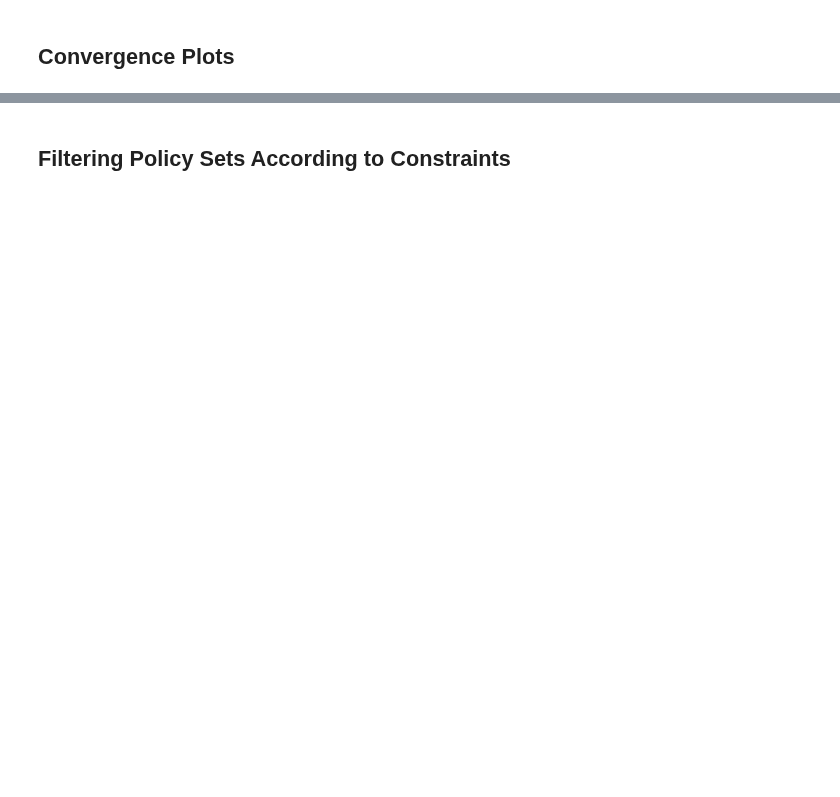
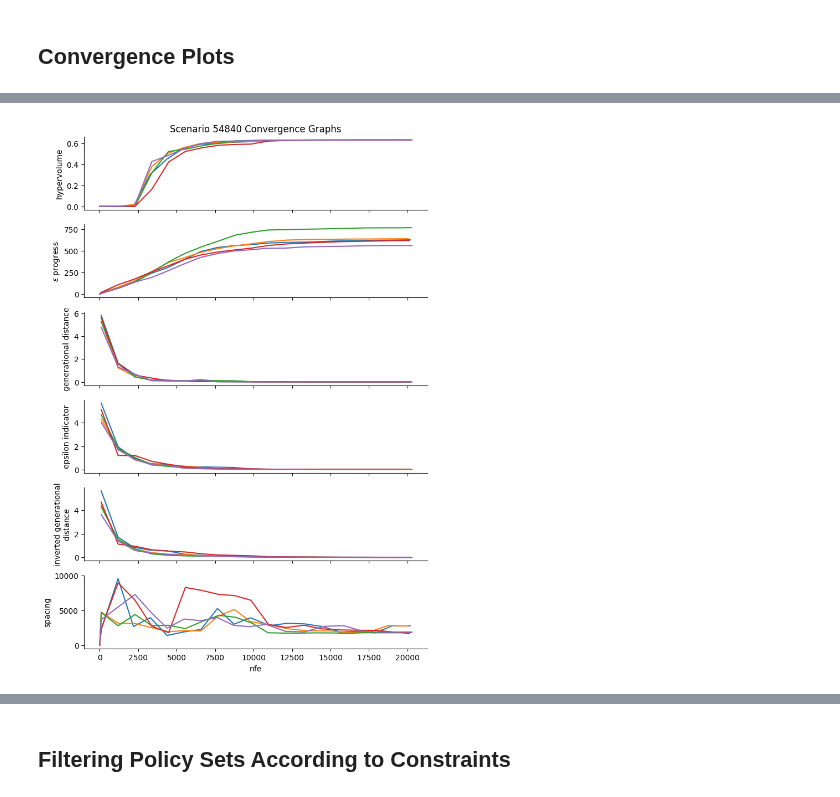
Before and after one commit to ghsher/epa1361_group15, a Jupyter notebook: final assignment/Directed Search.ipynb, the cells around one changed output, grey strips where cells are left out. Cells and saved outputs as stored; diff of their text form; code cells hidden in the pictures; blank space fills up the shorter version.

```diff
--- a/final assignment/Directed Search.ipynb
+++ b/final assignment/Directed Search.ipynb
@@ -49,4 +48,4 @@ scenarios_df.head()
 # %%
-scenarios = [row['Run ID'] for _, row in scenarios_df.iterrows()]
+scenarios = [int(idx) for idx, row in scenarios_df.iterrows()]
 scenarios
 # %% [output]
@@ -120,60 +100,62 @@ archives['81588'][0][100].head()
 # %%
-# for scenario in scenarios:
-#     pols = policy_sets[scenario]
-#     hv = HypervolumeMetric(pols, problem_a4)
-#     gd = GenerationalDistanceMetric(pols, problem_a4, d=1)
-#     ei = EpsilonIndicatorMetric(pols, problem_a4)
-#     ig = InvertedGenerationalDistanceMetric(pols, problem_a4, d=1)
-#     sm = SpacingMetric(problem_a4)
+for scenario in scenarios:
+    pols = policy_sets[scenario]
+    hv = HypervolumeMetric(pols, problem_a4)
+    gd = GenerationalDistanceMetric(pols, problem_a4, d=1)
+    ei = EpsilonIndicatorMetric(pols, problem_a4)
+    ig = InvertedGenerationalDistanceMetric(pols, problem_a4, d=1)
+    sm = SpacingMetric(problem_a4)
 
-#     metrics_by_seed = []
+    metrics_by_seed = []
 
-#     for archive in archives[scenario]:
-#         metrics = []
-#         for nfe, a in archive.items():
-#             scores = {
-#                 "generational_distance": gd.calculate(a),
-#                 "hypervolume": hv.calculate(a),
-#                 "epsilon_indicator": ei.calculate(a),
-#                 "inverted_gd": ig.calculate(a),
-#                 "spacing": sm.calculate(a),
-#                 "nfe": int(nfe),
-#             }
-#             metrics.append(scores)
-#         metrics = pd.DataFrame.from_dict(metrics)
+    for archive in archives[scenario]:
+        metrics = []
+        for nfe, a in archive.items():
+            scores = {
+                "generational_distance": gd.calculate(a),
+                "hypervolume": hv.calculate(a),
+                "epsilon_indicator": ei.calculate(a),
+                "inverted_gd": ig.calculate(a),
+                "spacing": sm.calculate(a),
+                "nfe": int(nfe),
+            }
+            metrics.append(scores)
+        metrics = pd.DataFrame.from_dict(metrics)
 
-#         # sort metrics by number of function evaluations
-#         metrics.sort_values(by="nfe", inplace=True)
-#         # print(f'{scenario}.{seed} metrics:')
-#         # print(metrics)
-#         metrics_by_seed.append(metrics)
+        # sort metrics by number of function evaluations
+        metrics.sort_values(by="nfe", inplace=True)
+        # print(f'{scenario}.{seed} metrics:')
+        # print(metrics)
+        metrics_by_seed.append(metrics)
 
-#     fig, axes = plt.subplots(nrows=6, figsize=(8, 12), sharex=True)
+    fig, axes = plt.subplots(nrows=6, figsize=(8, 12), sharex=True)
 
-#     ax1, ax2, ax3, ax4, ax5, ax6 = axes
+    ax1, ax2, ax3, ax4, ax5, ax6 = axes
 
-#     for metrics, convergence in zip(metrics_by_seed, convergences[scenario]):
-#         ax1.plot(metrics.nfe, metrics.hypervolume)
-#         ax1.set_ylabel("hypervolume")
+    for metrics, convergence in zip(metrics_by_seed, convergences[scenario]):
+        ax1.plot(metrics.nfe, metrics.hypervolume)
+        ax1.set_ylabel("hypervolume")
 
-#         ax2.plot(convergence.nfe, convergence.epsilon_progress)
-#         ax2.set_ylabel("$\epsilon$ progress")
+        ax2.plot(convergence.nfe, convergence.epsilon_progress)
+        ax2.set_ylabel("$\epsilon$ progress")
 
-#         ax3.plot(metrics.nfe, metrics.generational_distance)
-#         ax3.set_ylabel("generational distance")
+        ax3.plot(metrics.nfe, metrics.generational_distance)
+        ax3.set_ylabel("generational distance")
 
-#         ax4.plot(metrics.nfe, metrics.epsilon_indicator)
-#         ax4.set_ylabel("epsilon indicator")
+        ax4.plot(metrics.nfe, metrics.epsilon_indicator)
+        ax4.set_ylabel("epsilon indicator")
 
-#         ax5.plot(metrics.nfe, metrics.inverted_gd)
-#         ax5.set_ylabel("inverted generational\ndistance")
+        ax5.plot(metrics.nfe, metrics.inverted_gd)
+        ax5.set_ylabel("inverted generational\ndistance")
 
-#         ax6.plot(metrics.nfe, metrics.spacing)
-#         ax6.set_ylabel("spacing")
+        ax6.plot(metrics.nfe, metrics.spacing)
+        ax6.set_ylabel("spacing")
 
-#     ax6.set_xlabel("nfe")
-#     ax1.set_title(f'Scenario {scenario} Convergence Graphs')
+    ax6.set_xlabel("nfe")
+    ax1.set_title(f'Scenario {scenario} Convergence Graphs')
 
-#     sns.despine(fig)
-#     plt.savefig()
-#     plt.show()
+    sns.despine(fig)
+    plt.savefig(f'img/convergence_graphs_scen{scenario}.png')
+    plt.show()
+# %% [output]
+[figure, added]
```
Also changed, not shown: parts of 27 cells of this notebook, 8 other files.
